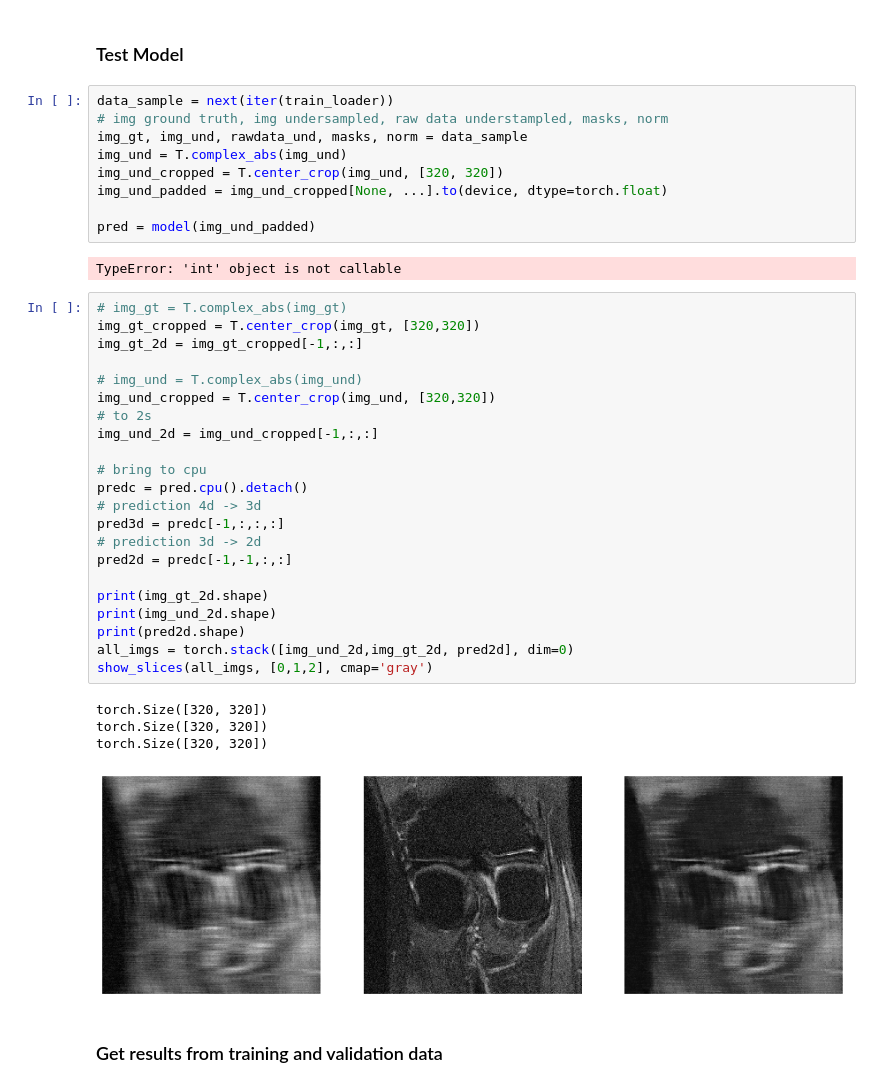
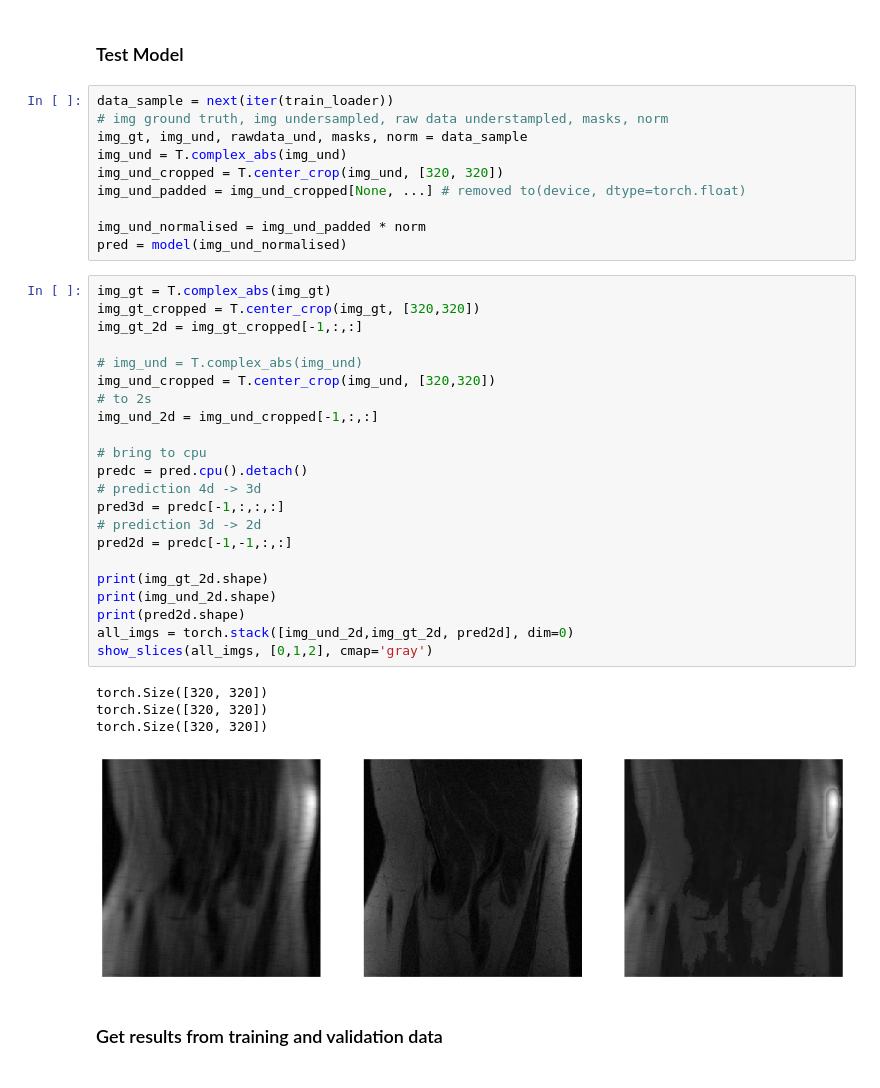
Before and after one commit to bmistry12/fastmri-reconstruction, a Jupyter notebook: unet-model-4f.ipynb, the cells around one changed output. Drawn from its saved outputs; the diff is of its cells as text.

```diff
--- a/unet-model-4f.ipynb
+++ b/unet-model-4f.ipynb
@@ -405,38 +390,37 @@ data_sample = next(iter(train_loader))
 img_gt, img_und, rawdata_und, masks, norm = data_sample
 img_und = T.complex_abs(img_und)
 img_und_cropped = T.center_crop(img_und, [320, 320])
-img_und_padded = img_und_cropped[None, ...].to(device, dtype=torch.float)
+img_und_padded = img_und_cropped[None, ...] # removed to(device, dtype=torch.float)
 
-pred = model(img_und_padded)
+img_und_normalised = img_und_padded * norm
+pred = model(img_und_normalised)
-# %% [output]
-TypeError: 'int' object is not callable
 # %%
-# img_gt = T.complex_abs(img_gt)
+img_gt = T.complex_abs(img_gt)
 img_gt_cropped = T.center_crop(img_gt, [320,320])
 img_gt_2d = img_gt_cropped[-1,:,:]
 
 # img_und = T.complex_abs(img_und)
 img_und_cropped = T.center_crop(img_und, [320,320])
 # to 2s
 img_und_2d = img_und_cropped[-1,:,:]
 
 # bring to cpu
 predc = pred.cpu().detach()
 # prediction 4d -> 3d
 pred3d = predc[-1,:,:,:]
 # prediction 3d -> 2d
 pred2d = predc[-1,-1,:,:]
 
 print(img_gt_2d.shape)
 print(img_und_2d.shape)
 print(pred2d.shape)
 all_imgs = torch.stack([img_und_2d,img_gt_2d, pred2d], dim=0)
 show_slices(all_imgs, [0,1,2], cmap='gray')
 # %% [output]
 torch.Size([320, 320])
 torch.Size([320, 320])
 torch.Size([320, 320])
-[figure, old version]
+[figure, new version]
 # %% [markdown]
 ### Get results from training and validation data
 # %%
```
Also changed, not shown: parts of 4 cells of this notebook.
